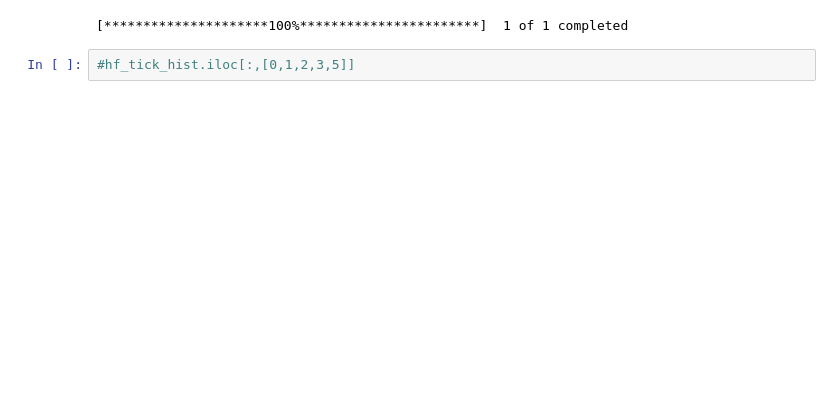
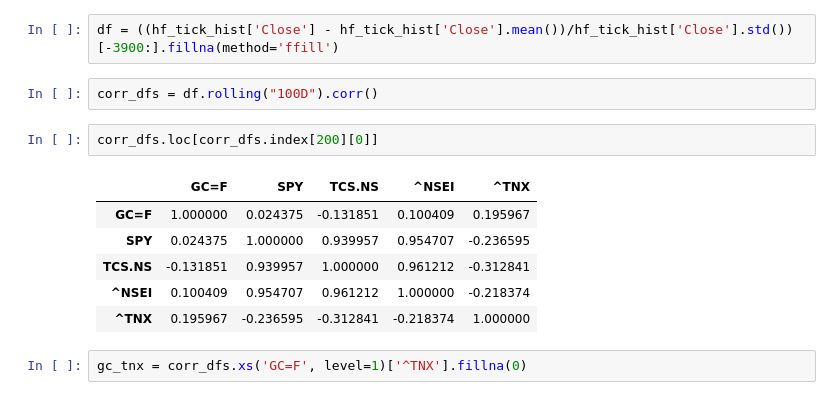
Before and after one commit to pankajti/wqu, a Jupyter notebook: trading/inflation_analysis.ipynb, the cells around one changed output. Saved outputs shown, nothing was run; the diff lists cells and outputs as text; blank space fills up the shorter version.

```diff
--- a/trading/inflation_analysis.ipynb
+++ b/trading/inflation_analysis.ipynb
@@ -9,5 +29,15 @@ hf_tick_hist=yf.download(ticker, start='2022-01-01', end='2022-11-21')#, actions
+# %%
+df = ((hf_tick_hist['Close'] - hf_tick_hist['Close'].mean())/hf_tick_hist['Close'].std())[-3900:].fillna(method='ffill')
+# %%
+corr_dfs = df.rolling("100D").corr()
 # %%
+corr_dfs.loc[corr_dfs.index[200][0]]
 # %% [output]
-[*********************100%***********************]  1 of 1 completed
+|  | GC=F | SPY | TCS.NS | ^NSEI | ^TNX |
+| GC=F | 1.000000 | 0.024375 | -0.131851 | 0.100409 | 0.195967 |
+| SPY | 0.024375 | 1.000000 | 0.939957 | 0.954707 | -0.236595 |
+| TCS.NS | -0.131851 | 0.939957 | 1.000000 | 0.961212 | -0.312841 |
+| ^NSEI | 0.100409 | 0.954707 | 0.961212 | 1.000000 | -0.218374 |
+| ^TNX | 0.195967 | -0.236595 | -0.312841 | -0.218374 | 1.000000 |
 # %%
-#hf_tick_hist.iloc[:,[0,1,2,3,5]]
+gc_tnx = corr_dfs.xs('GC=F', level=1)['^TNX'].fillna(0)
```
Also changed, not shown: parts of 7 cells of this notebook.
